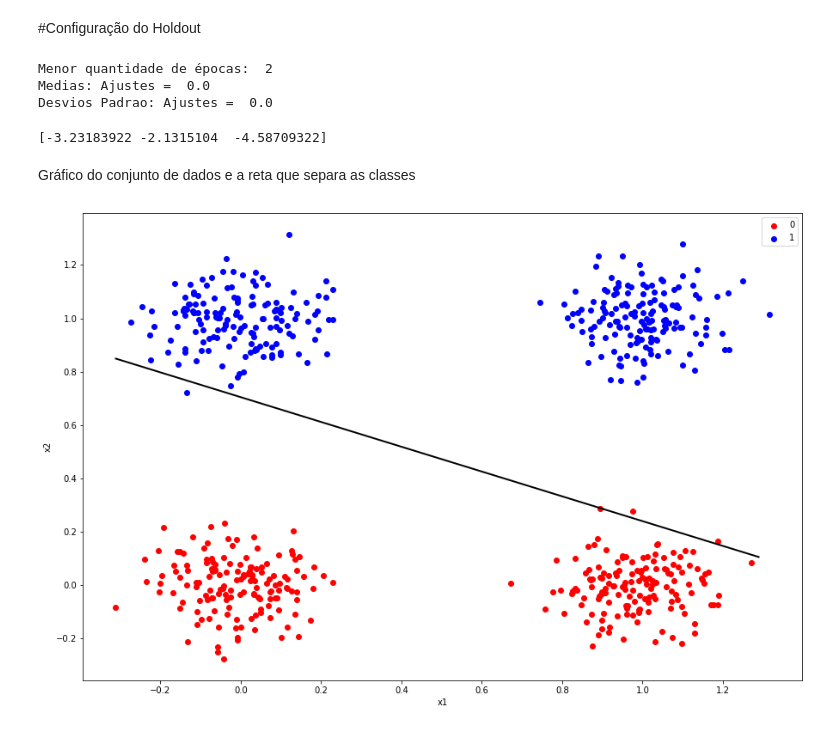
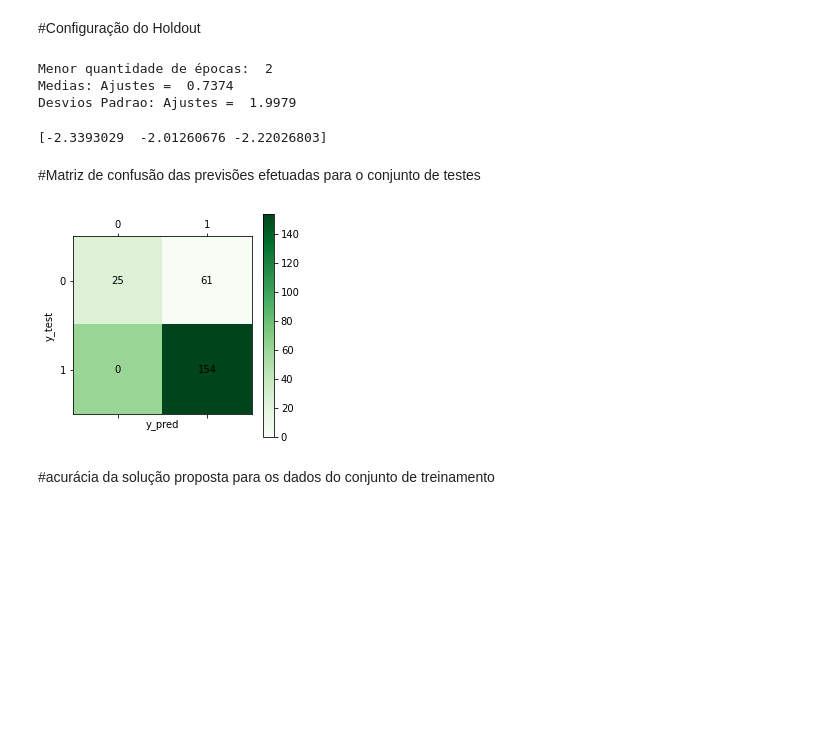
Before and after one commit to AllanHigorLP/Atividade_avaliativa-2.1-RNA, a Jupyter notebook: Atividade_2_1_RNA.ipynb, the cells around one changed output. Saved outputs shown, nothing was run; the diff lists cells and outputs as text; code cells hidden in the pictures; blank space fills up the shorter version.

```diff
--- a/Atividade_2_1_RNA.ipynb
+++ b/Atividade_2_1_RNA.ipynb
@@ -917,11 +917,15 @@ plt.show()
 # %%
 random.shuffle(df_holdout)
 
-X = df_holdout[: , :2]
+X = df_holdout[:,:2]
 y = df_holdout[:,2:]
 
-X_train = X[:int(len(x)*0.7)]
-X_test = X[int(len(x)*0.7):]
-
+X_train = X[:int(len(X)*0.7)]
+X_test = X[int(len(X)*0.7):]
 y_train = y[:int(len(y)*0.7)]
 y_test = y[int(len(y)*0.7):]
+
+print(len(X_train))
+print(len(X_test))
+print(len(y_train))
+print(len(y_test))
@@ -931,7 +940,7 @@ y_test = y[int(len(y)*0.7):]
 epocas = []
 ajustes = []
 
-for i in range(1, 2):
+for i in range(1, 100):
     perceptron = Perceptron(no_of_inputs=2, random_train_set=True)
     treinamento_x = X_train
     treinamento_y = y_train
@@ -959,48 +968,32 @@ print("Menor quantidade de épocas: ", menor_qtde_epocas_h)
 print("Medias: Ajustes = ", ajustes_media_h, "\nDesvios Padrao: Ajustes = ", ajustes_desvio_padrao_h)
 # %% [output]
 Menor quantidade de épocas:  2
-Medias: Ajustes =  0.0
-Desvios Padrao: Ajustes =  0.0
+Medias: Ajustes =  0.7374
+Desvios Padrao: Ajustes =  1.9979
 # %%
 weights = perceptron.weights
 print(weights)
 # %% [output]
-[-3.23183922 -2.1315104  -4.58709322]
+[-2.3393029  -2.01260676 -2.22026803]
-# %% [markdown]
-Gráfico do conjunto de dados e a reta que separa as classes
-# %%
-plt.figure(figsize=(15,10))
-
-x_classe0 = []
-y_classe0 = []
-x_classe1 = []
-y_classe1 = []
-
-classe0 = []
-max = 0
-min = 0
-
-for example in df0:
-    if example[2] == 0.0:
-        x_classe0.append(example[0])
-        y_classe0.append(example[1])
-    if example[2] == 1.0:
-        x_classe1.append(example[0])
-        y_classe1.append(example[1])
-
-plt.scatter(x_classe0, y_classe0, color='r', label='0')
-plt.scatter(x_classe1, y_classe1, color='b', label='1')
-
-plt.legend()
-plt.xlabel("x1")
-plt.ylabel("x2")
-
-x = np.arange(np.min(df0[:,:1]),np.max(df0[:,:1]), 0.1)
-slp =(weights[0]/weights[2])
-plt.plot(x,slp- (weights[1]/weights[2]*x), 'k', linewidth=2)
-
-plt.plot()
-
-plt.show()
-# %% [output]
-[figure, removed]
+# %% [markdown]
+#Matriz de confusão das previsões efetuadas para o conjunto de testes
+# %%
+y_pred = perceptron.predict(X_test)
+# %%
+from sklearn.metrics import  confusion_matrix
+
+
+conf_matrix = confusion_matrix(y_pred, y_test)
+plt.matshow(conf_matrix, cmap=plt.cm.Greens)
+
+for (m, n), value in np.ndenumerate(conf_matrix):
+    plt.text(m, n, f"{value}", va="center", ha="center")
+plt.xlabel("y_pred")
+plt.ylabel("y_test")
+plt.colorbar()
+plt.plot()
+plt.show()
+# %% [output]
+[figure, added]
+# %% [markdown]
+#acurácia da solução proposta para os dados do conjunto de treinamento
```
Also changed, not shown: parts of 27 cells of this notebook.
